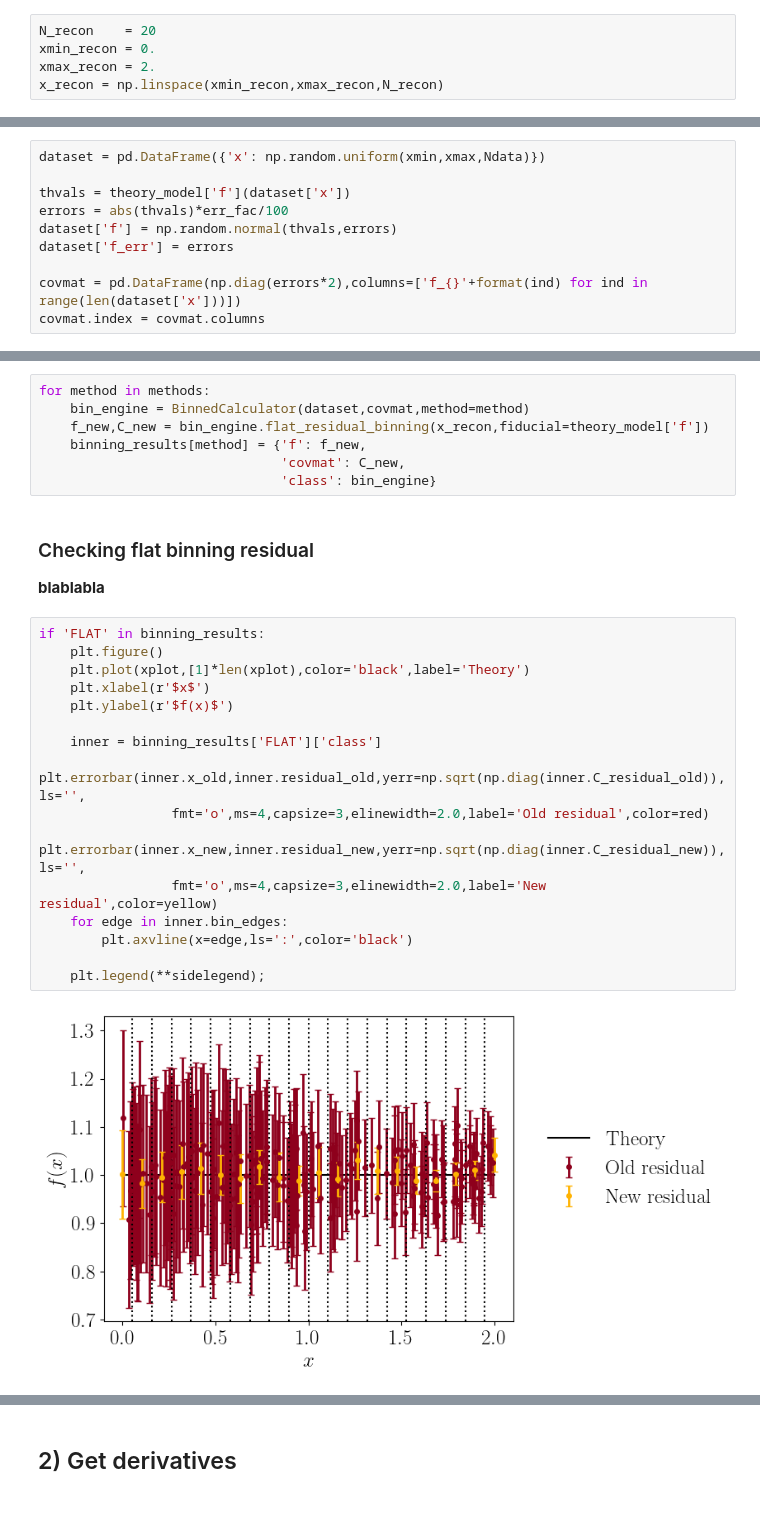
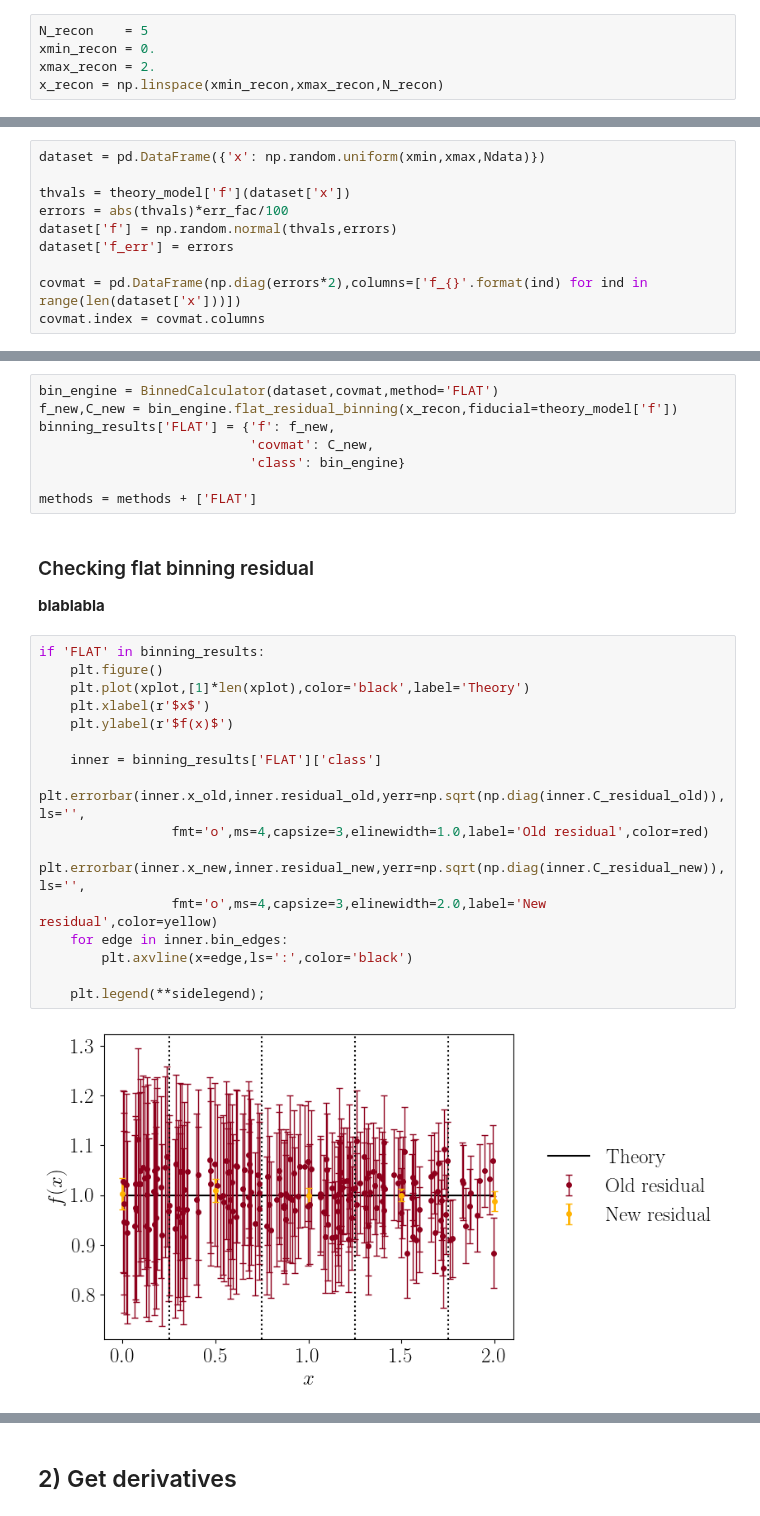
Before and after one commit to matmartinelli/CoRe, a Jupyter notebook: DEMO-Binning.ipynb, the cells around one changed output, grey strips where cells are left out. Saved outputs shown, nothing was run; the diff lists cells and outputs as text.

Commit message:
restructured code, added binning

```diff
--- a/DEMO-Binning.ipynb
+++ b/DEMO-Binning.ipynb
@@ -48,7 +48,7 @@ Some things to do at the beginning so that we can enjoy a wonderful GP experienc
 
 Here we specify the fixed settings of the reconstruction, namely the number and distribution of the $x$ points where the reconstruction is performed
 # %%
-N_recon    = 20
+N_recon    = 5
 xmin_recon = 0.
 xmax_recon = 2.
 x_recon = np.linspace(xmin_recon,xmax_recon,N_recon)
@@ -109,7 +109,7 @@ errors = abs(thvals)*err_fac/100
 dataset['f'] = np.random.normal(thvals,errors)
 dataset['f_err'] = errors
 
-covmat = pd.DataFrame(np.diag(errors*2),columns=['f_{}'+format(ind) for ind in range(len(dataset['x']))])
+covmat = pd.DataFrame(np.diag(errors*2),columns=['f_{}'.format(ind) for ind in range(len(dataset['x']))])
 covmat.index = covmat.columns
 # %%
 xplot = np.linspace(xmin,xmax,100)
@@ -189,12 +190,13 @@ where the vector multiplications is element-wise, and $G_{\text{new}}$ is the ph
 
 **WARNING: All this thing might explode if one bin is empty**
 # %%
-for method in methods:
-    bin_engine = BinnedCalculator(dataset,covmat,method=method)
-    f_new,C_new = bin_engine.flat_residual_binning(x_recon,fiducial=theory_model['f'])
-    binning_results[method] = {'f': f_new,
-                               'covmat': C_new,
-                               'class': bin_engine}
+bin_engine = BinnedCalculator(dataset,covmat,method='FLAT')
+f_new,C_new = bin_engine.flat_residual_binning(x_recon,fiducial=theory_model['f'])
+binning_results['FLAT'] = {'f': f_new,
+                           'covmat': C_new,
+                           'class': bin_engine}
+
+methods = methods + ['FLAT']
 # %% [markdown]
 ### Checking flat binning residual
 
@@ -202,18 +204,18 @@ for method in methods:
 # %%
 if 'FLAT' in binning_results:
     plt.figure()
     plt.plot(xplot,[1]*len(xplot),color='black',label='Theory')
     plt.xlabel(r'$x$')
     plt.ylabel(r'$f(x)$')
 
     inner = binning_results['FLAT']['class']
     plt.errorbar(inner.x_old,inner.residual_old,yerr=np.sqrt(np.diag(inner.C_residual_old)),ls='',
-                 fmt='o',ms=4,capsize=3,elinewidth=2.0,label='Old residual',color=red)
+                 fmt='o',ms=4,capsize=3,elinewidth=1.0,label='Old residual',color=red)
     plt.errorbar(inner.x_new,inner.residual_new,yerr=np.sqrt(np.diag(inner.C_residual_new)),ls='',
                  fmt='o',ms=4,capsize=3,elinewidth=2.0,label='New residual',color=yellow)
     for edge in inner.bin_edges:
         plt.axvline(x=edge,ls=':',color='black')
 
     plt.legend(**sidelegend);
 # %% [output]
-[figure, old version]
+[figure, new version]
```
Also changed, not shown: parts of 29 cells of this notebook, 19 other files.
